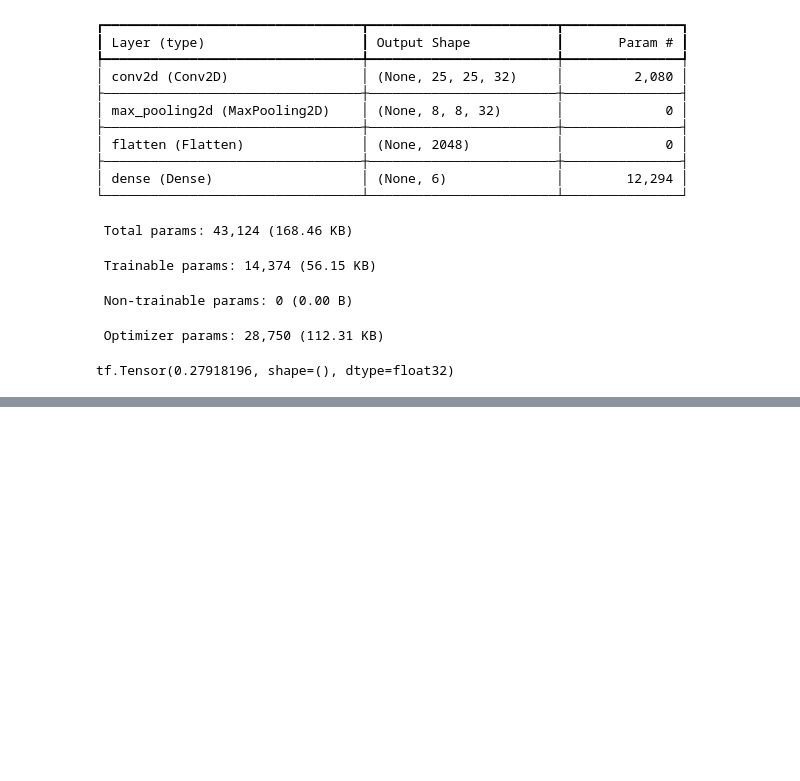
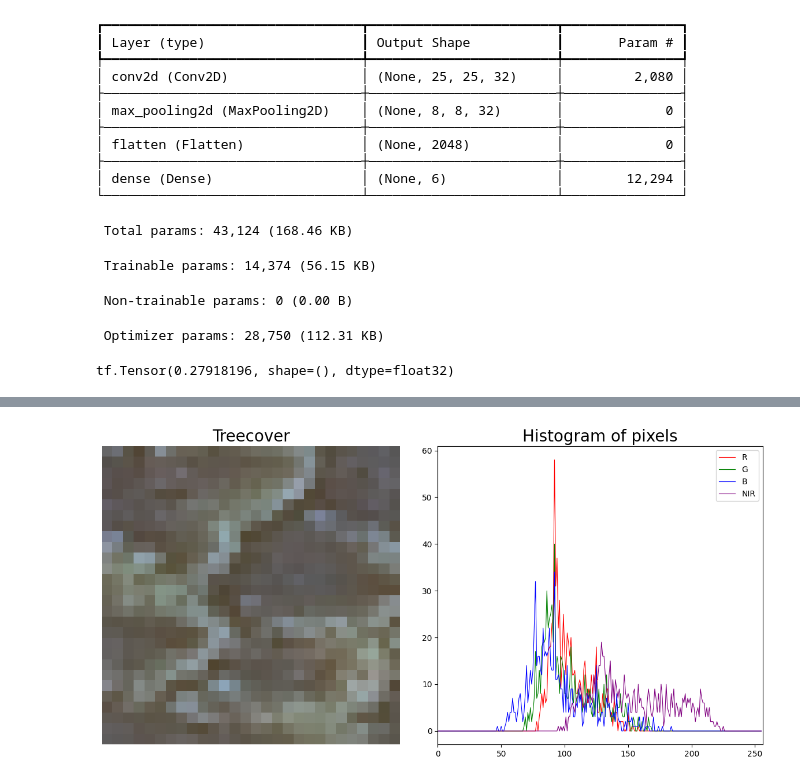
Before and after one commit to sgmurphy00/TOOLS1, a Jupyter notebook: initial_dataexploration.ipynb, the cells around one changed output, grey strips where cells are left out. Cells and saved outputs as stored; diff of their text form; code cells hidden in the pictures; blank space fills up the shorter version.

```diff
--- a/initial_dataexploration.ipynb
+++ b/initial_dataexploration.ipynb
@@ -338,0 +308,4 @@ array([[[[ 95. ,  91. ,  61. , 157. ],
+# %%
+show_sample_histogram(x_test_lim, y_test_lim, index=1) #index = n
+# %% [output]
+[figure, added]
```
Also changed, not shown: parts of 8 cells of this notebook.
